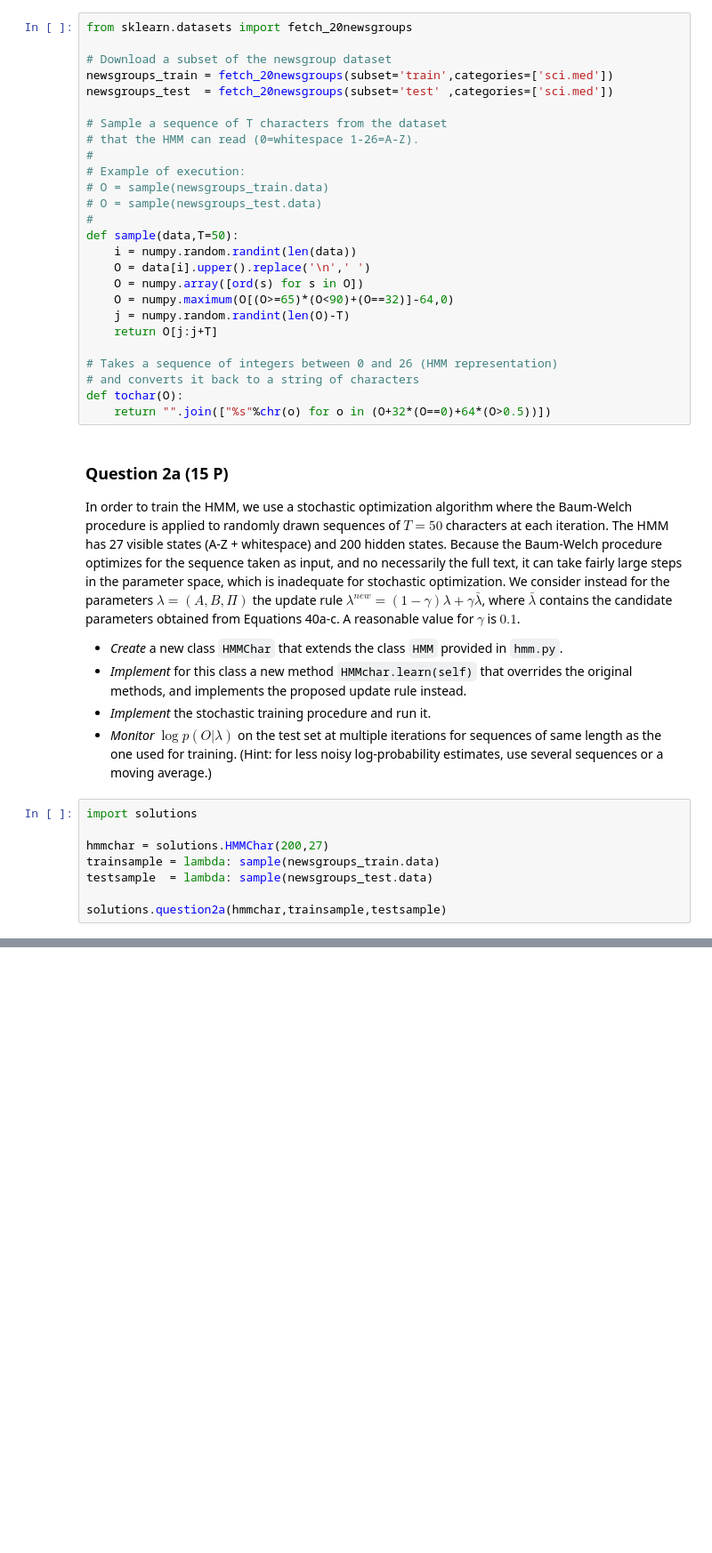
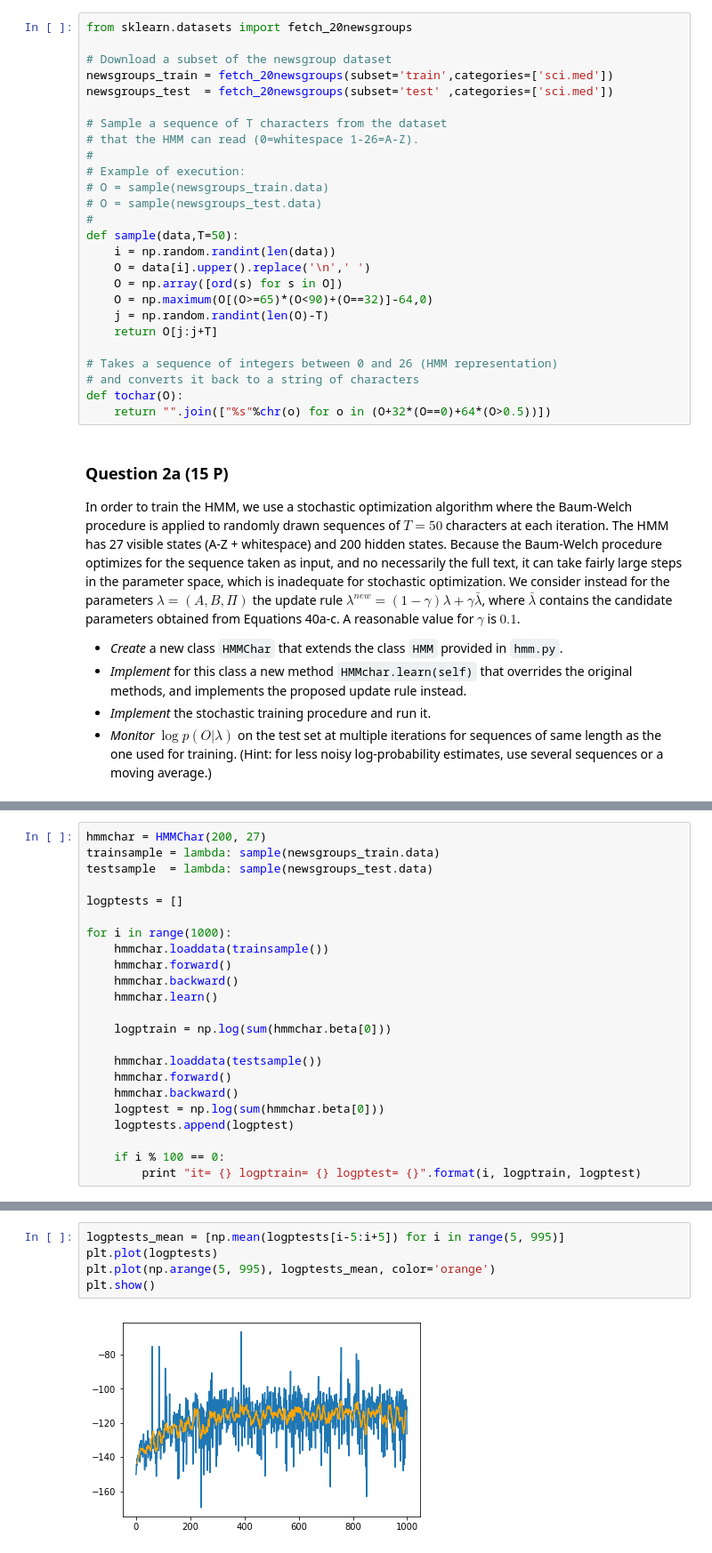
Before and after one commit to WGierke/machine_learning_2, a Jupyter notebook: exercise08/sheet08.ipynb, the cells around one changed output, grey strips where cells are left out. Shown: that part at 89% size. Cells and saved outputs as stored; diff of their text form; blank space fills up the shorter version.

Commit message:
add sheet08 programming solution

```diff
--- a/exercise08/sheet08.ipynb
+++ b/exercise08/sheet08.ipynb
@@ -70,11 +152,11 @@ newsgroups_test  = fetch_20newsgroups(subset='test' ,categories=['sci.med'])
 # O = sample(newsgroups_test.data)
 #
 def sample(data,T=50):
-    i = numpy.random.randint(len(data))
+    i = np.random.randint(len(data))
     O = data[i].upper().replace('\n',' ')
-    O = numpy.array([ord(s) for s in O])
-    O = numpy.maximum(O[(O>=65)*(O<90)+(O==32)]-64,0)
-    j = numpy.random.randint(len(O)-T)
+    O = np.array([ord(s) for s in O])
+    O = np.maximum(O[(O>=65)*(O<90)+(O==32)]-64,0)
+    j = np.random.randint(len(O)-T)
     return O[j:j+T]
 
 # Takes a sequence of integers between 0 and 26 (HMM representation)
@@ -90,11 +172,3 @@ In order to train the HMM, we use a stochastic optimization algorithm where the
 * *Implement* for this class a new method `HMMchar.learn(self)` that overrides the original methods, and implements the proposed update rule instead.
 * *Implement* the stochastic training procedure and run it.
 * *Monitor* $\log p(O|\lambda)$ on the test set at multiple iterations for sequences of same length as the one used for training. (Hint: for less noisy log-probability estimates, use several sequences or a moving average.)
-# %%
-import solutions
-
-hmmchar = solutions.HMMChar(200,27)
-trainsample = lambda: sample(newsgroups_train.data)
-testsample  = lambda: sample(newsgroups_test.data)
-
-solutions.question2a(hmmchar,trainsample,testsample)
@@ -100,0 +198,23 @@ solutions.question2a(hmmchar,trainsample,testsample)
+# %%
+hmmchar = HMMChar(200, 27)
+trainsample = lambda: sample(newsgroups_train.data)
+testsample  = lambda: sample(newsgroups_test.data)
+
+logptests = []
+
+for i in range(1000):
+    hmmchar.loaddata(trainsample())
+    hmmchar.forward()
+    hmmchar.backward()
+    hmmchar.learn()
+
+    logptrain = np.log(sum(hmmchar.beta[0]))
+
+    hmmchar.loaddata(testsample())
+    hmmchar.forward()
+    hmmchar.backward()
+    logptest = np.log(sum(hmmchar.beta[0]))
+    logptests.append(logptest)
+
+    if i % 100 == 0:
+        print "it= {} logptrain= {} logptest= {}".format(i, logptrain, logptest)
@@ -101,3 +232,10 @@ solutions.question2a(hmmchar,trainsample,testsample)
+# %%
+logptests_mean = [np.mean(logptests[i-5:i+5]) for i in range(5, 995)]
+plt.plot(logptests)
+plt.plot(np.arange(5, 995), logptests_mean, color='orange')
+plt.show()
+# %% [output]
+[figure, added]
 # %% [markdown]
 ### Question 2b (15 P)
 
```
Also changed, not shown: parts of 13 cells of this notebook, 2 other files.
